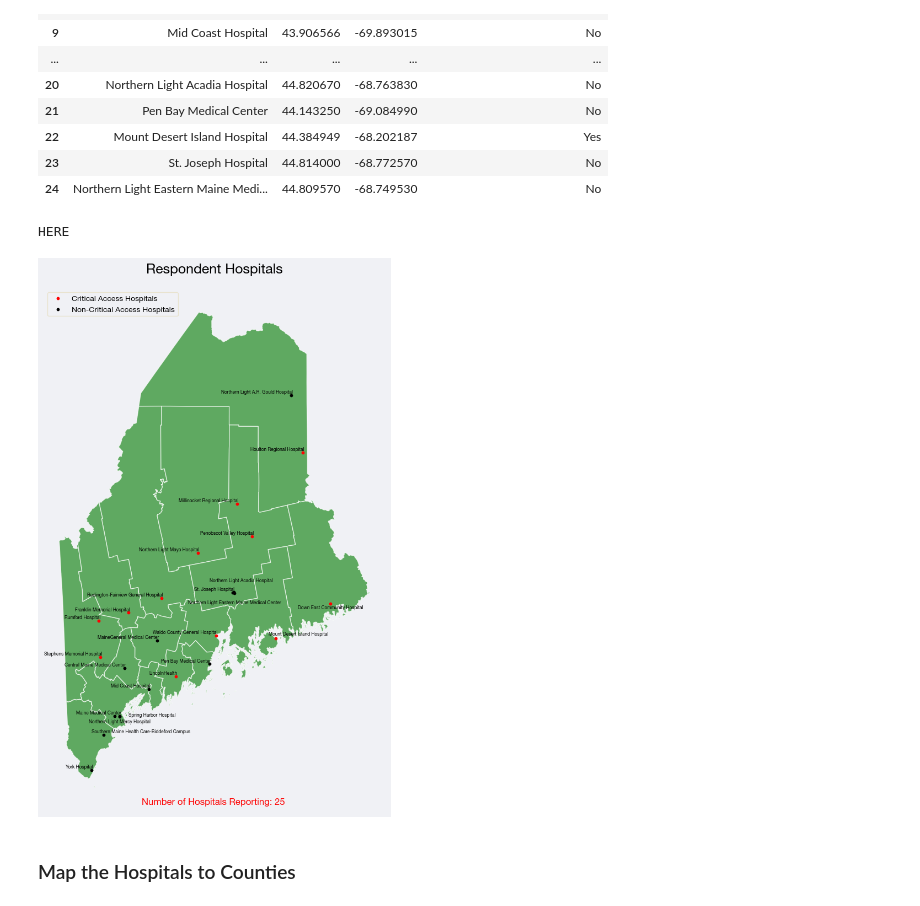
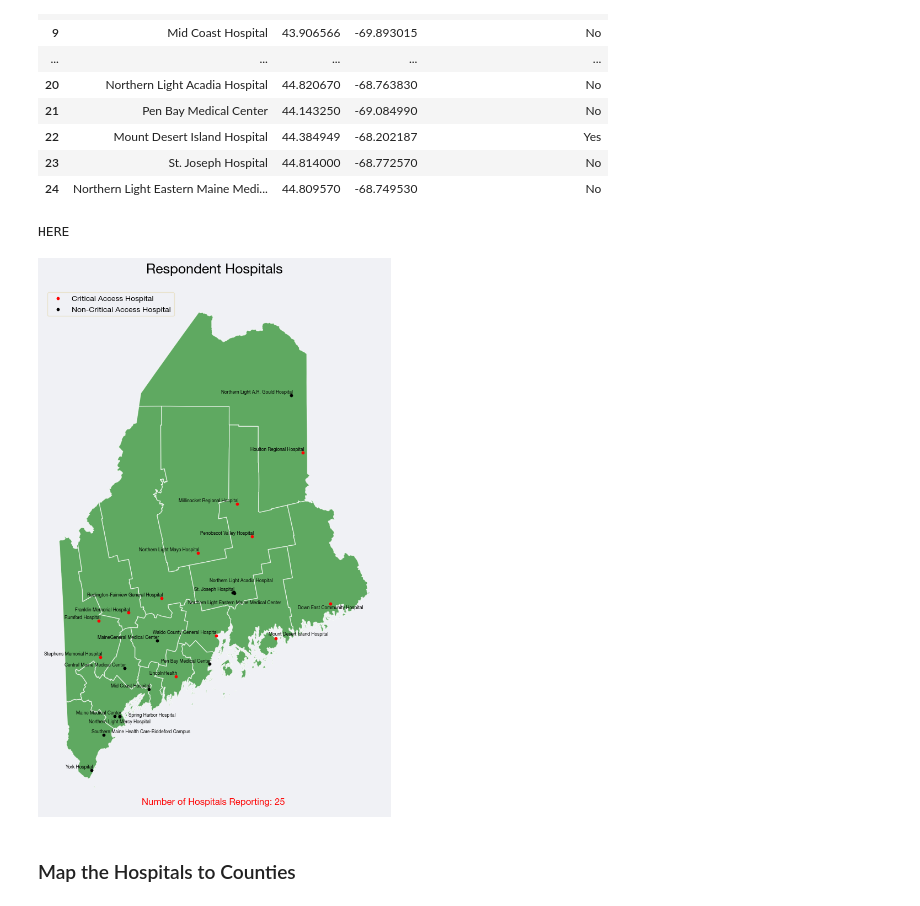
Before and after one commit to nfarrell011/patient-throughput, a Jupyter notebook: analyses/maps_geopandas.ipynb, the cells around one changed output. Cells and saved outputs as stored; diff of their text form; code cells hidden in the pictures.

```diff
--- a/analyses/maps_geopandas.ipynb
+++ b/analyses/maps_geopandas.ipynb
@@ -454,7 +454,7 @@ critical_hospitals.plot(
     edgecolor="red",
     color="red",
     marker="o",           # Circle marker
-    label="Critical Access Hospitals",
+    label="Critical Access Hospital",
     markersize=10
 )
 
@@ -464,7 +464,7 @@ non_critical_hospitals.plot(
     edgecolor="black",
     color="black",
     marker="o",           # Cross marker
-    label="Non-Critical Access Hospitals",
+    label="Non-Critical Access Hospital",
     markersize=10
 )
 
@@ -489,34 +489,34 @@ for x, y, label in zip(hospital_gdf.geometry.x, hospital_gdf.geometry.y, hospita
     elif label == "Mount Desert Island Hospital":
         ax.text(x + 0.3, y + 0.03, label, fontsize=6, weight="bold", ha='center', color='black')
 
     elif label == "Southern Maine Health Care-Biddeford Campus":
         print("HERE")
         ax.text(x + 0.5, y + 0.02, label, fontsize=6, weight="bold", ha='center', color='black')
     else:
         ax.text(x + 0.02, y + 0.02, label, fontsize=6, weight = 'bold', ha='right', color='black')
 
 # Add the grand total to the bottom
 fig.text(
             0.51, 0.15,
             f"Number of Hospitals Reporting: {num_reporting}",
             ha = "center",
             fontsize = 12,
             color="red",
             weight="bold"
         )
 
 # Legend and title
 plt.title("Respondent Hospitals", weight="bold")
 plt.legend(
     loc="upper left",
     fontsize=10
 )
 ax.axis("off")
 fig.savefig("../figs/hospital_locations.png", dpi = 300, bbox_inches="tight")
 plt.show();
 # %% [output]
 HERE
-[figure, old version]
+[figure, new version]
 # %% [markdown]
 ### Map the Hospitals to Counties
 # %%
```
Also changed, not shown: parts of 25 cells of this notebook, 7 other files.
